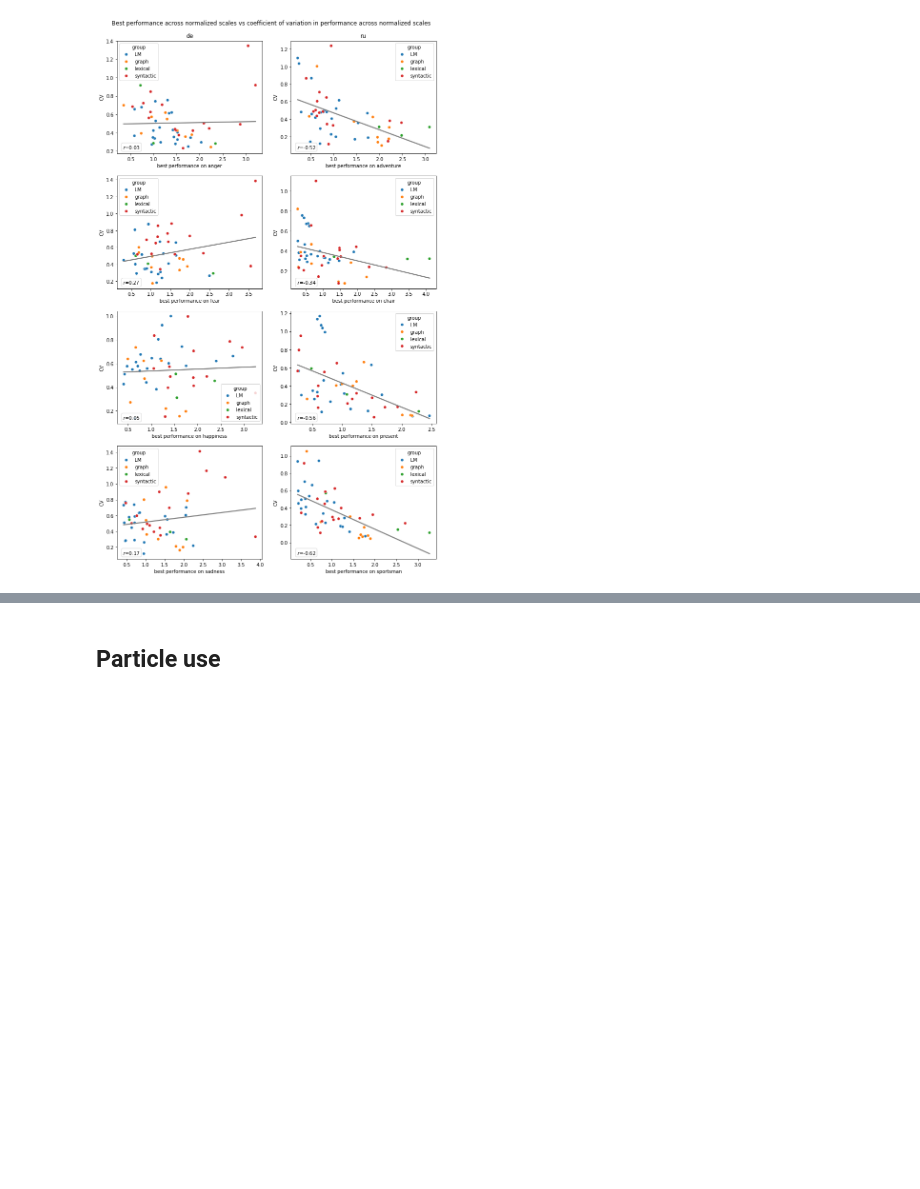
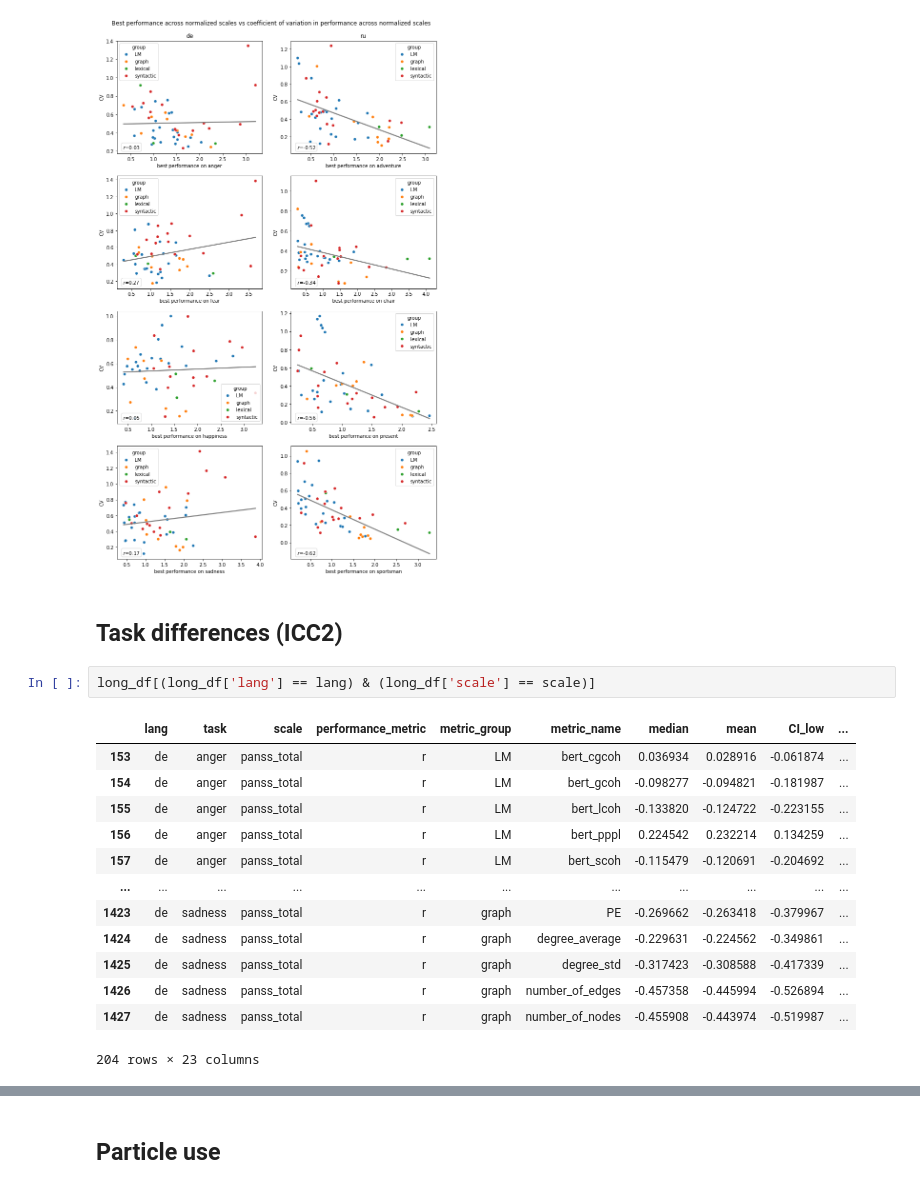
Before and after one commit to flying-bear/MA_thesis, a Jupyter notebook: images_for_paper.ipynb, the cells around one changed output, grey strips where cells are left out. Cells and saved outputs as stored; diff of their text form; blank space fills up the shorter version.

```diff
--- a/images_for_paper.ipynb
+++ b/images_for_paper.ipynb
@@ -925,3 +928,21 @@ best_perf_present_ru, diff_present_ru, -0.56, 0.00002
 best_perf_sadness_de, diff_sadness_de, 0.17, 0.24611
 best_perf_sportsman_ru, diff_sportsman_ru, -0.62, 0.00000
 [figure]
+# %% [markdown]
+## Task differences (ICC2)
+# %%
+long_df[(long_df['lang'] == lang) & (long_df['scale'] == scale)]
+# %% [output]
+|  | lang | task | scale | performance_metric | metric_group | metric_name | median | mean | CI_low | ... |
+| 153 | de | anger | panss_total | r | LM | bert_cgcoh | 0.036934 | 0.028916 | -0.061874 | ... |
+| 154 | de | anger | panss_total | r | LM | bert_gcoh | -0.098277 | -0.094821 | -0.181987 | ... |
+| 155 | de | anger | panss_total | r | LM | bert_lcoh | -0.133820 | -0.124722 | -0.223155 | ... |
+| 156 | de | anger | panss_total | r | LM | bert_pppl | 0.224542 | 0.232214 | 0.134259 | ... |
+| 157 | de | anger | panss_total | r | LM | bert_scoh | -0.115479 | -0.120691 | -0.204692 | ... |
+| ... | ... | ... | ... | ... | ... | ... | ... | ... | ... | ... |
+| 1423 | de | sadness | panss_total | r | graph | PE | -0.269662 | -0.263418 | -0.379967 | ... |
+| 1424 | de | sadness | panss_total | r | graph | degree_average | -0.229631 | -0.224562 | -0.349861 | ... |
+| 1425 | de | sadness | panss_total | r | graph | degree_std | -0.317423 | -0.308588 | -0.417339 | ... |
+| 1426 | de | sadness | panss_total | r | graph | number_of_edges | -0.457358 | -0.445994 | -0.526894 | ... |
+| 1427 | de | sadness | panss_total | r | graph | number_of_nodes | -0.455908 | -0.443974 | -0.519987 | ... |
+204 rows × 23 columns
```
Also changed, not shown: parts of 21 cells of this notebook.
